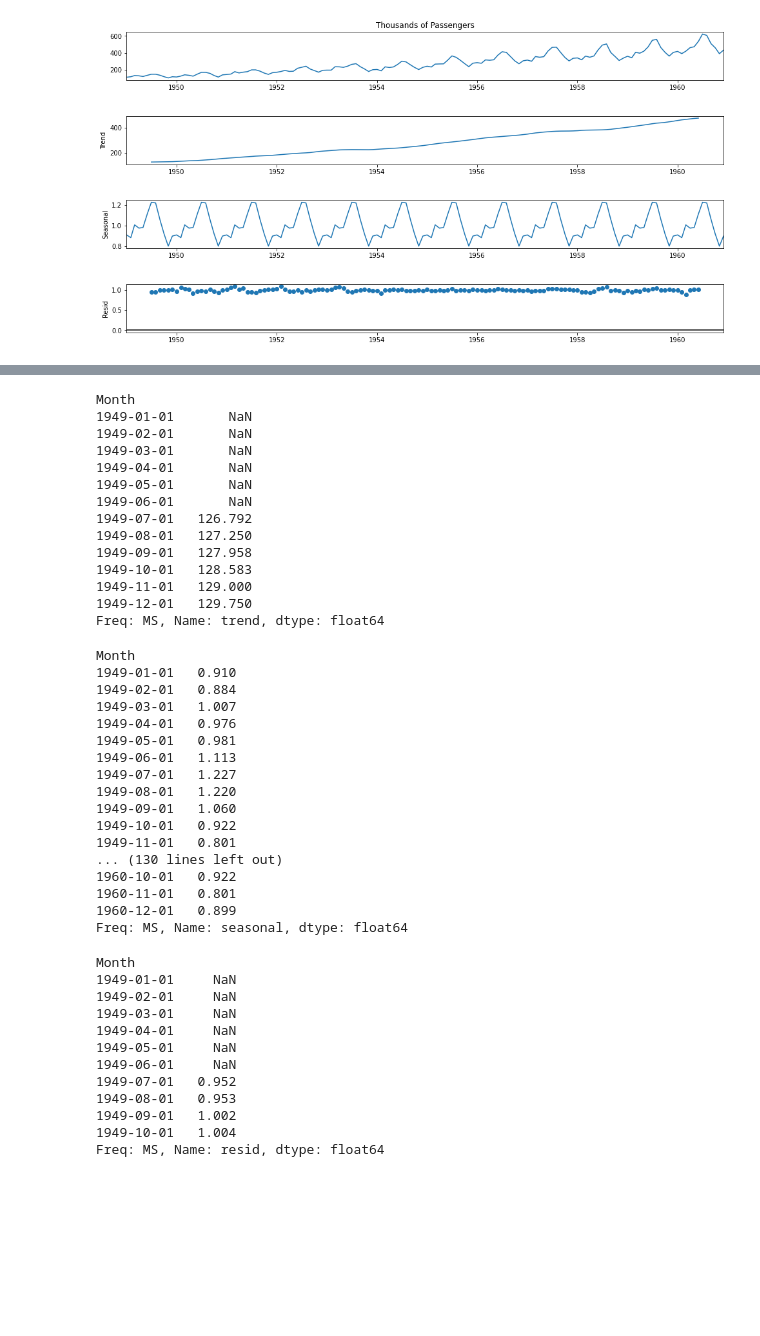
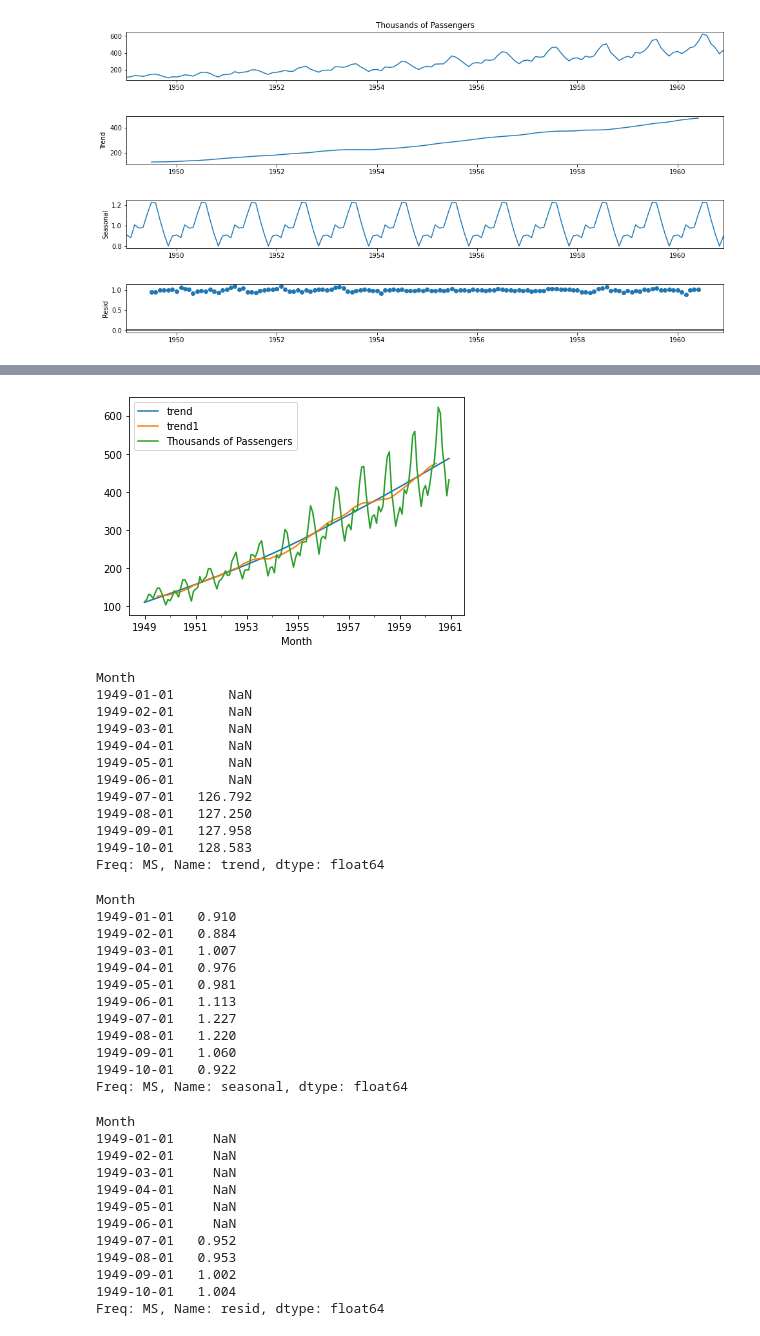
Before and after one commit to ntmai03/DataAnalysisProject, a Jupyter notebook: 05-TimeSeries/TimeSeries-02-FundamentalAnalysis.ipynb, the cells around one changed output, grey strips where cells are left out. Cells and saved outputs as stored; diff of their text form; code cells hidden in the pictures; blank space fills up the shorter version.

```diff
--- a/05-TimeSeries/TimeSeries-02-FundamentalAnalysis.ipynb
+++ b/05-TimeSeries/TimeSeries-02-FundamentalAnalysis.ipynb
@@ -212,3 +202,6 @@ fig.set_size_inches(15, 8)
 # %% [output]
 <Figure size 432x288 with 0 Axes>
 [figure]
+# %%
+df['trend1'] = decomposition.trend
+df.head(10)
@@ -215,5 +221,9 @@ fig.set_size_inches(15, 8)
+# %%
+df[['trend', 'trend1',  'Thousands of Passengers']].plot().autoscale(axis='x')
+# %% [output]
+[figure, added]
 # %%
-decomposition.trend[0:12]
+decomposition.trend[0:10]
 # %% [output]
 Month
 1949-01-01       NaN
@@ -226,11 +236,9 @@ Month
 1949-08-01   127.250
 1949-09-01   127.958
 1949-10-01   128.583
-1949-11-01   129.000
-1949-12-01   129.750
 Freq: MS, Name: trend, dtype: float64
 # %%
-decomposition.seasonal
+decomposition.seasonal[0:10]
 # %% [output]
 Month
 1949-01-01   0.910
@@ -243,11 +251,6 @@ Month
 1949-08-01   1.220
 1949-09-01   1.060
 1949-10-01   0.922
-1949-11-01   0.801
-... (130 lines left out)
-1960-10-01   0.922
-1960-11-01   0.801
-1960-12-01   0.899
 Freq: MS, Name: seasonal, dtype: float64
 # %%
 decomposition.resid[0:10]
```
Also changed, not shown: parts of 50 cells of this notebook, 1 other file.
